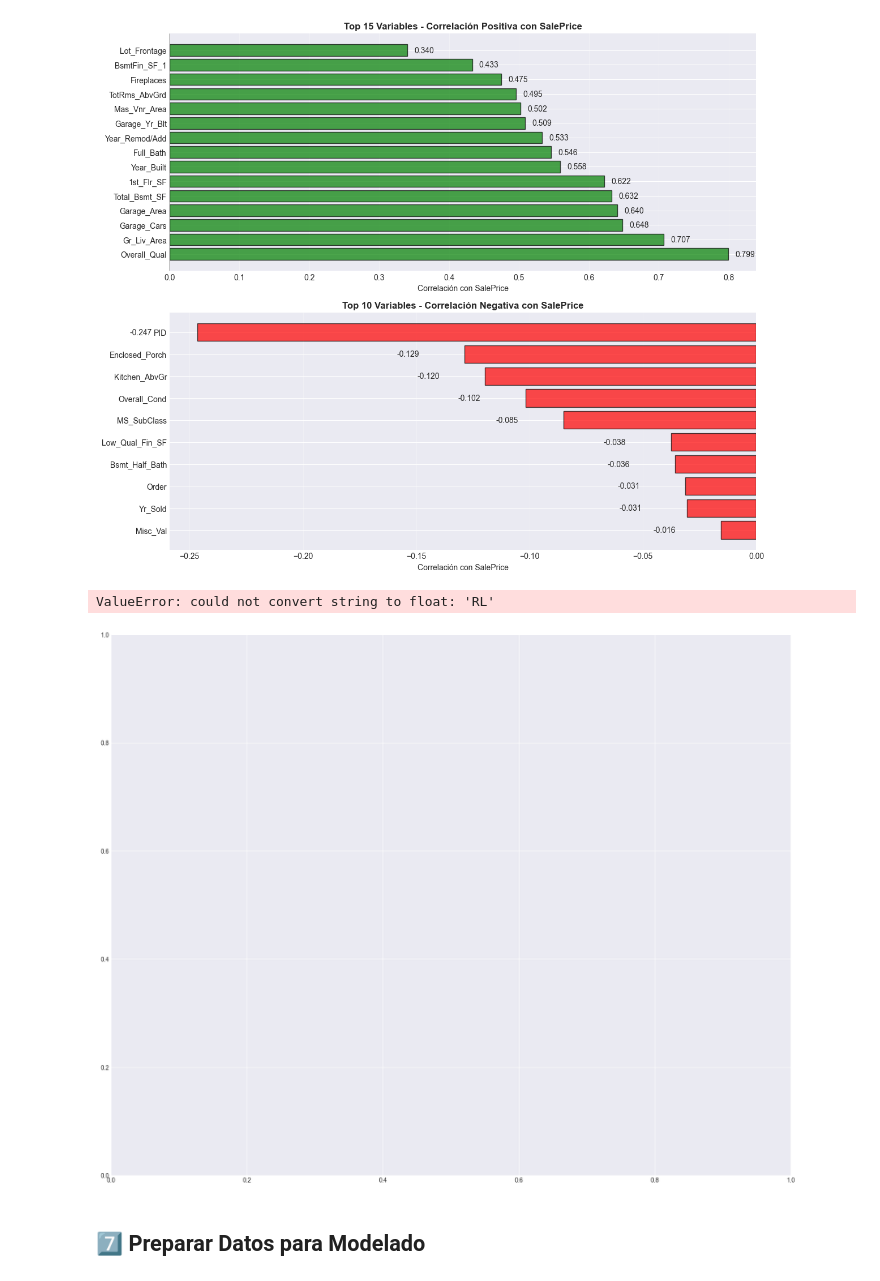
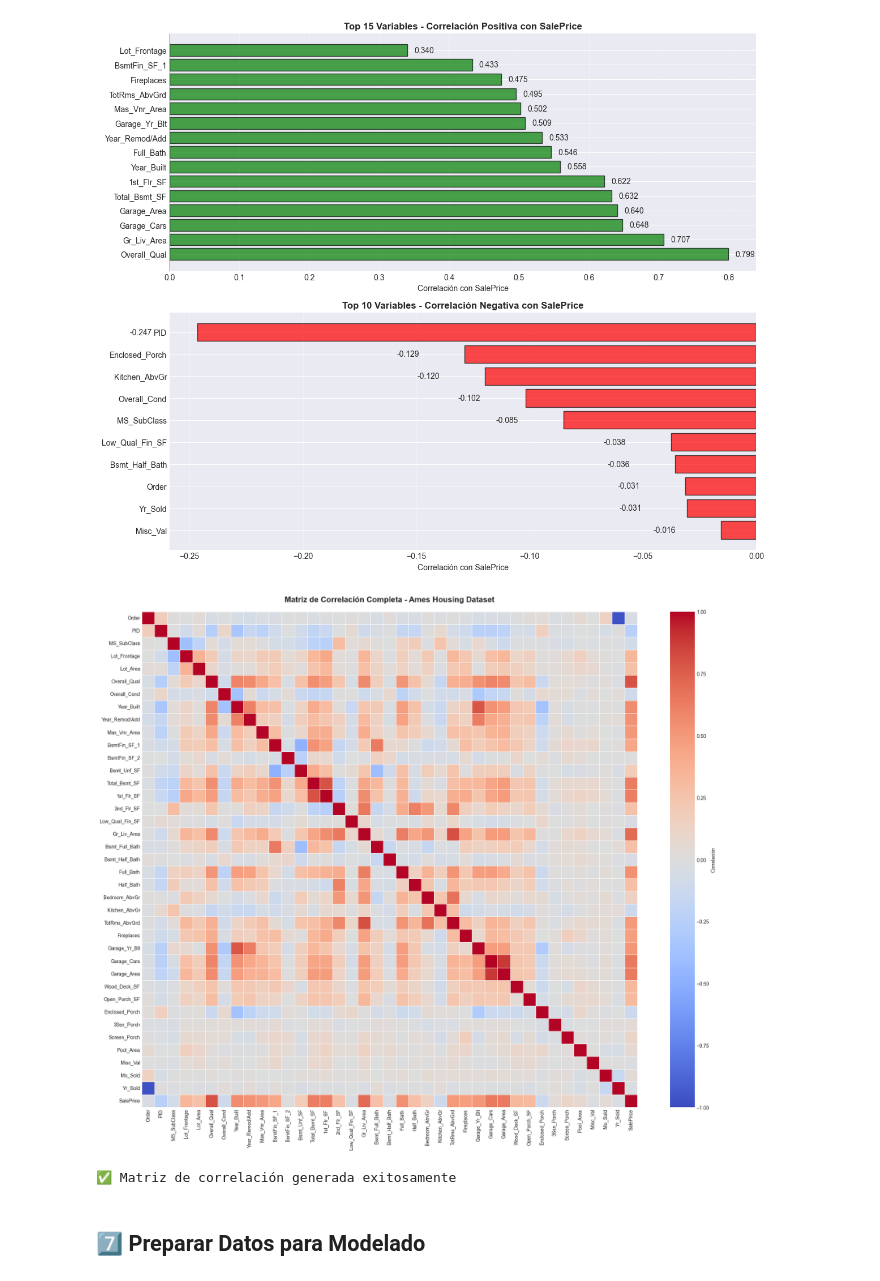
Before and after one commit to AlejandroJBArellano/analisis-y-procesamiento-de-datos, a Jupyter notebook: hito-2/house_prices_eda_kaggle.ipynb, the cells around one changed output. Drawn from its saved outputs; the diff is of its cells as text; code cells hidden in the pictures.

```diff
--- a/hito-2/house_prices_eda_kaggle.ipynb
+++ b/hito-2/house_prices_eda_kaggle.ipynb
@@ -598,23 +598,23 @@ Name: SalePrice, dtype: float64
 # %%
 # Matriz de correlación completa (solo numéricas)
 fig, ax = plt.subplots(figsize=(20, 16))
 
-# Calcular matriz de correlación
-corr_matrix = df_clean.corr()
+# Calcular matriz de correlación (solo columnas numéricas)
+corr_matrix = df_clean.select_dtypes(include=['number']).corr()
 
 # Crear heatmap
 sns.heatmap(corr_matrix, annot=False, cmap='coolwarm', center=0,
             square=True, ax=ax, cbar_kws={'label': 'Correlación'},
             vmin=-1, vmax=1, linewidths=0.5)
 
 ax.set_title('Matriz de Correlación Completa - Ames Housing Dataset', fontsize=16, fontweight='bold', pad=20)
 plt.tight_layout()
 plt.show()
 
 print("✅ Matriz de correlación generada exitosamente")
 # %% [output]
+[figure, new version]
-ValueError: could not convert string to float: 'RL'
+✅ Matriz de correlación generada exitosamente
-[figure, old version]
 # %% [markdown]
 ## 7️⃣ Preparar Datos para Modelado
 # %%
```
Also changed, not shown: parts of 2 cells of this notebook.
